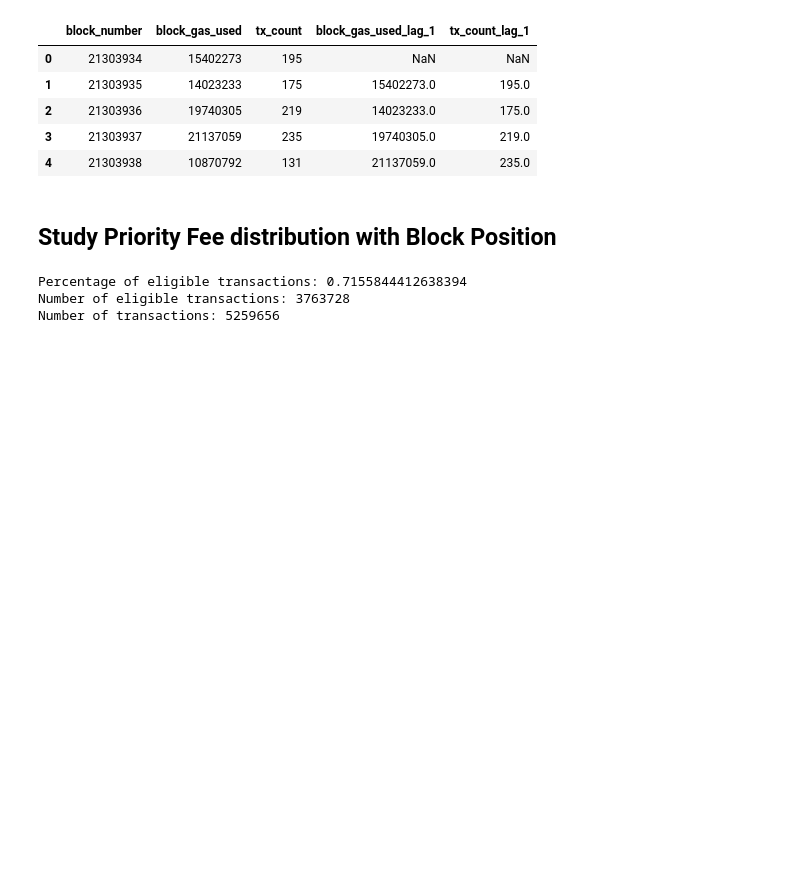
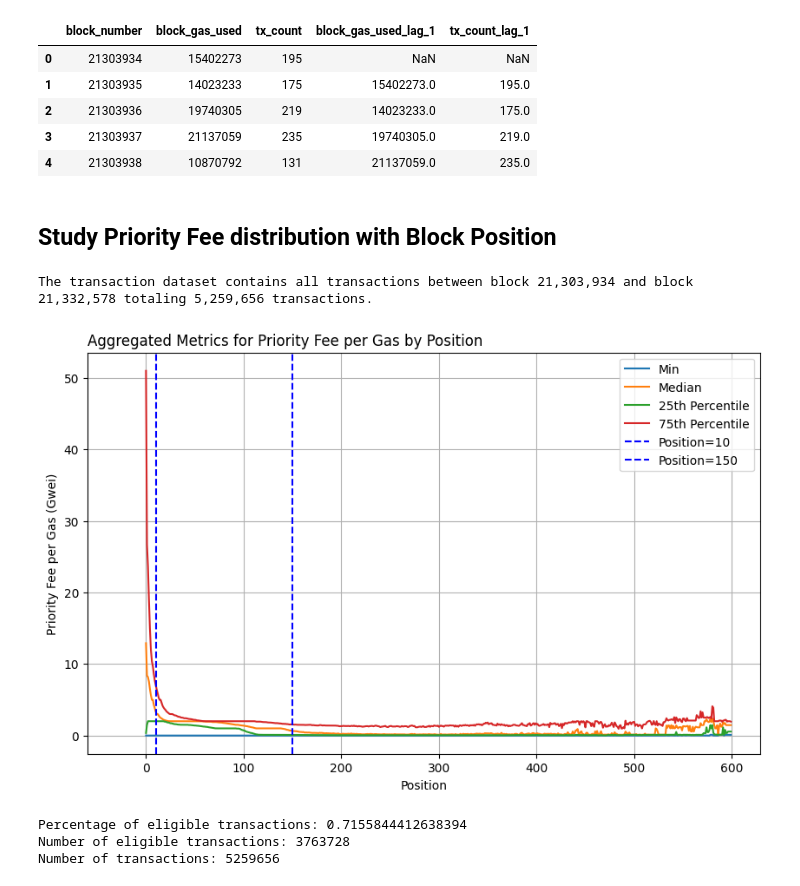
Before and after one commit to benrobaglia/preconfirmations, a Jupyter notebook: preconfirmations.ipynb, the cells around one changed output. Drawn from its saved outputs; the diff is of its cells as text; code cells hidden in the pictures; blank space fills up the shorter version.

```diff
--- a/preconfirmations.ipynb
+++ b/preconfirmations.ipynb
@@ -100,3 +102,44 @@ block_features.head()
+# %%
+aggregated = aggregated.loc[aggregated['position'] < 600]
+positions = aggregated['position']
+metrics = {
+    'Mean': aggregated['mean_priority_fee'],
+    'Min': aggregated['min_priority_fee'],
+    'Max': aggregated['max_priority_fee'],
+    'Median': aggregated['median_priority_fee'],
+    '25th Percentile': aggregated['quantile_25_priority_fee'],
+    '75th Percentile': aggregated['quantile_75_priority_fee'],
+    '95th Percentile': aggregated['quantile_95_priority_fee']
+}
+
+# Print summary information
+print(f"The transaction dataset contains all transactions between block {tx_data.block_number.min():,} and block {tx_data.block_number.max():,} totaling {len(tx_data):,} transactions.")
+
+# Create figure and axis
+fig, ax = plt.subplots(figsize=(10, 6))
+
+# Plot each metric
+for metric, values in metrics.items():
+    if metric not in ['Max', '95th Percentile', 'Mean']:
+        ax.plot(positions, values, label=metric)
+
+# Add vertical lines
+ax.axvline(x=10, color='b', linestyle='--', label='Position=10')
+ax.axvline(x=150, color='b', linestyle='--', label='Position=150')
+
+# Customize the plot
+ax.set_xlim(left=-60)
+ax.set_title("Aggregated Metrics for Priority Fee per Gas by Position", loc='left')
+ax.set_xlabel("Position")
+ax.set_ylabel("Priority Fee per Gas (Gwei)")
+plt.grid()
+ax.legend()
+plt.savefig('pfgu_tiers_definition.pdf')
+# Display the plot
+plt.show()
+# %% [output]
+The transaction dataset contains all transactions between block 21,303,934 and block 21,332,578 totaling 5,259,656 transactions.
+[figure, added]
 # %%
 start_position = 10
 end_position = 150
```
Also changed, not shown: parts of 17 cells of this notebook, 2 other files.
